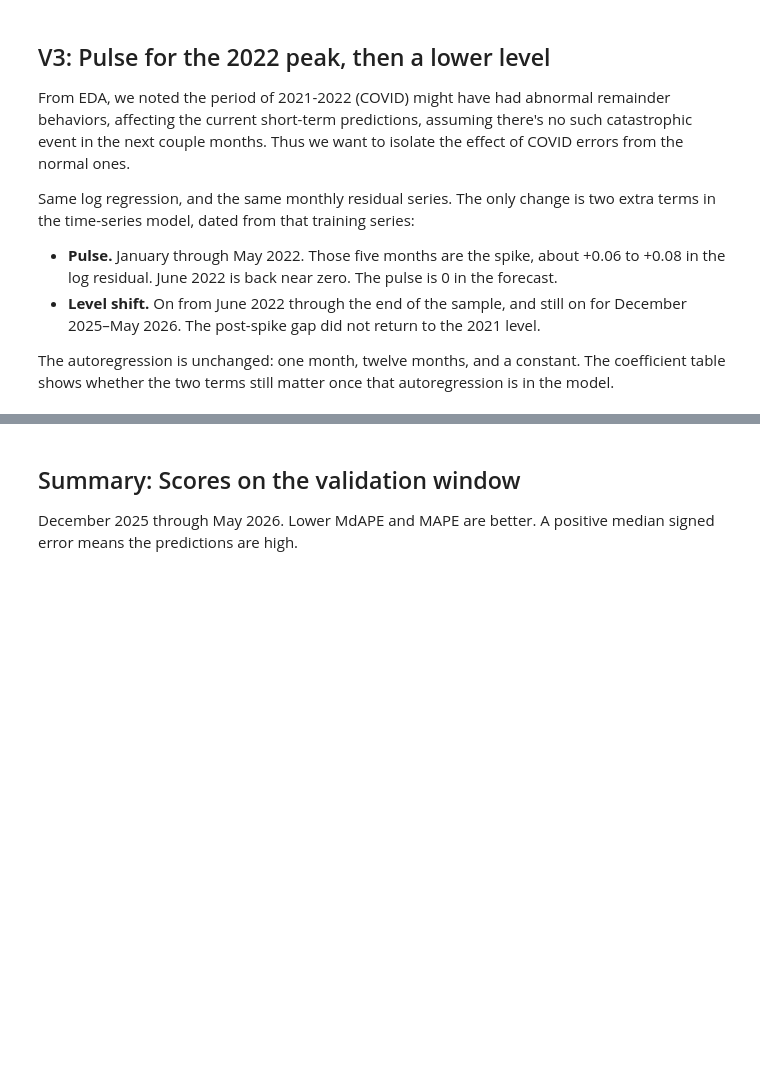
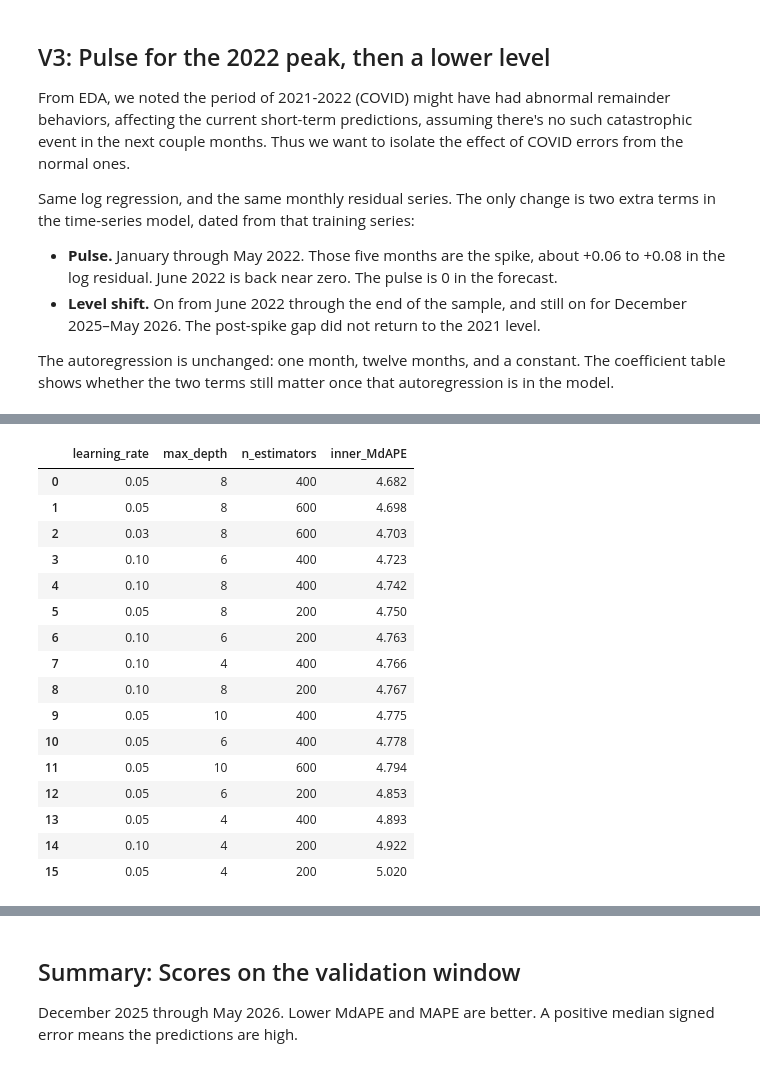
Before and after one commit to phuonganhdangamy/SSU-Data-Dash, a Jupyter notebook: notebooks/list_aware_models.ipynb, the cells around one changed output, grey strips where cells are left out. Saved outputs shown, nothing was run; the diff lists cells and outputs as text; code cells hidden in the pictures; blank space fills up the shorter version.

Commit message:
add more models for list-aware track

```diff
--- a/notebooks/list_aware_models.ipynb
+++ b/notebooks/list_aware_models.ipynb
@@ -428,0 +563,78 @@ Log OLS + 2022 pulse and level shift: MdAPE 4.80%, MAPE 5.98%, median signed err
+# %%
+from sklearn.ensemble import RandomForestRegressor
+from sklearn.model_selection import ParameterGrid
+from xgboost import XGBRegressor
+from catboost import CatBoostRegressor
+
+tune_start = pd.Timestamp("2025-07-01")
+fit_mask = (train["date_sold"] < tune_start).to_numpy()
+X_fit = tree_train.iloc[fit_mask]
+y_fit = np.log(train["sold_price"].to_numpy()[fit_mask])
+X_tune = tree_train.iloc[~fit_mask]
+sold_tune = train["sold_price"].to_numpy()[~fit_mask]
+print(
+    f"Parameter search: fit {fit_mask.sum():,} sales through June 2025, "
+    f"score {(~fit_mask).sum():,} sales from July through November 2025"
+)
+
+
+def inner_mdape(model):
+    model.fit(X_fit, y_fit)
+    predicted = np.exp(model.predict(X_tune))
+    error = np.abs(predicted - sold_tune) / sold_tune
+    return round(float(np.median(error) * 100), 3)
+
+
+def validation_score(name, model):
+    model.fit(tree_train, log_sold)
+    predicted = np.exp(model.predict(tree_valid))
+    return add_score(name, predicted, valid["sold_price"])
+
+
+xgb_candidates = list(ParameterGrid(
+    {"max_depth": [4, 6, 8], "learning_rate": [0.05, 0.1], "n_estimators": [200, 400]}
+))
+xgb_candidates.extend([
+    {"max_depth": 8, "learning_rate": 0.05, "n_estimators": 600},
+    {"max_depth": 8, "learning_rate": 0.03, "n_estimators": 600},
+    {"max_depth": 10, "learning_rate": 0.05, "n_estimators": 400},
+    {"max_depth": 10, "learning_rate": 0.05, "n_estimators": 600},
+])
+xgb_rows = []
+for params in xgb_candidates:
+    score = inner_mdape(
+        XGBRegressor(
+            **params,
+            min_child_weight=20,
+            subsample=0.8,
+            colsample_bytree=0.8,
+            reg_lambda=1.0,
+            tree_method="hist",
+            n_jobs=-1,
+            random_state=0,
+            verbosity=0,
+        )
+    )
+    xgb_rows.append({**params, "inner_MdAPE": score})
+xgb_table = pd.DataFrame(xgb_rows).sort_values(
+    ["inner_MdAPE", "n_estimators", "max_depth", "learning_rate"]
+).reset_index(drop=True)
+display(xgb_table)
+best_xgb = xgb_table.iloc[0]
+validation_score(
+    f"V5 XGBoost, depth {int(best_xgb.max_depth)}, lr {best_xgb.learning_rate:g}, {int(best_xgb.n_estimators)} trees",
+    XGBRegressor(
+        n_estimators=int(best_xgb.n_estimators),
+        max_depth=int(best_xgb.max_depth),
+        learning_rate=float(best_xgb.learning_rate),
+        min_child_weight=20,
+        subsample=0.8,
+        colsample_bytree=0.8,
+        reg_lambda=1.0,
+        tree_method="hist",
+        n_jobs=-1,
+        random_state=0,
+        verbosity=0,
+    ),
+)
+# %% [output]
@@ -428,0 +642,17 @@ Log OLS + 2022 pulse and level shift: MdAPE 4.80%, MAPE 5.98%, median signed err
+|  | learning_rate | max_depth | n_estimators | inner_MdAPE |
+| 0 | 0.05 | 8 | 400 | 4.682 |
+| 1 | 0.05 | 8 | 600 | 4.698 |
+| 2 | 0.03 | 8 | 600 | 4.703 |
+| 3 | 0.10 | 6 | 400 | 4.723 |
+| 4 | 0.10 | 8 | 400 | 4.742 |
+| 5 | 0.05 | 8 | 200 | 4.750 |
+| 6 | 0.10 | 6 | 200 | 4.763 |
+| 7 | 0.10 | 4 | 400 | 4.766 |
+| 8 | 0.10 | 8 | 200 | 4.767 |
+| 9 | 0.05 | 10 | 400 | 4.775 |
+| 10 | 0.05 | 6 | 400 | 4.778 |
+| 11 | 0.05 | 10 | 600 | 4.794 |
+| 12 | 0.05 | 6 | 200 | 4.853 |
+| 13 | 0.05 | 4 | 400 | 4.893 |
+| 14 | 0.10 | 4 | 200 | 4.922 |
+| 15 | 0.05 | 4 | 200 | 5.020 |
```
Also changed, not shown: parts of 30 cells of this notebook.
